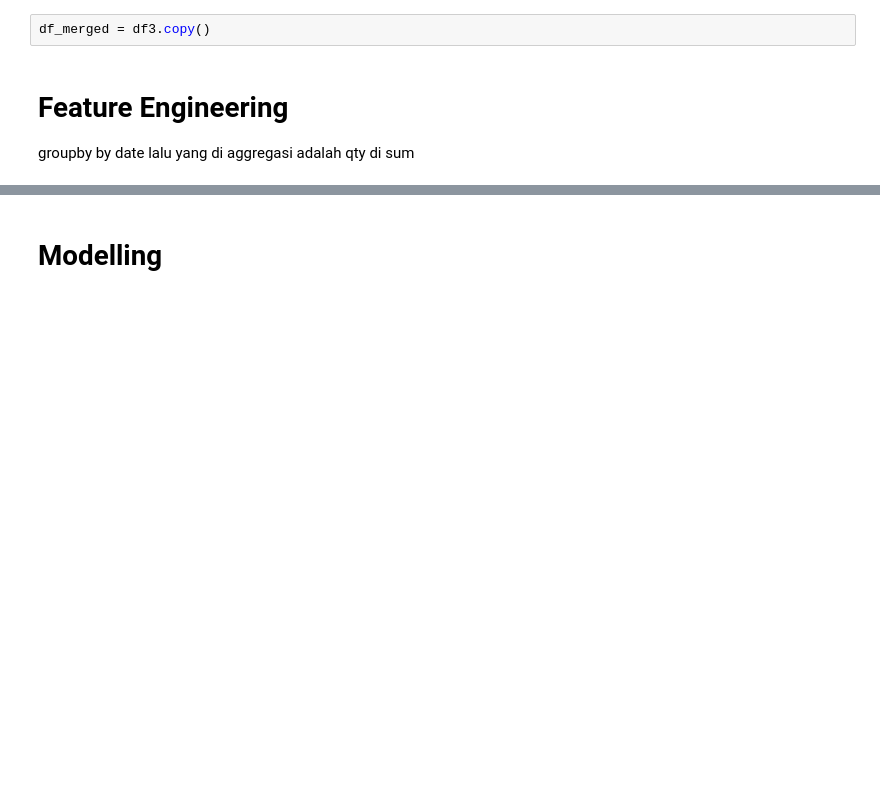
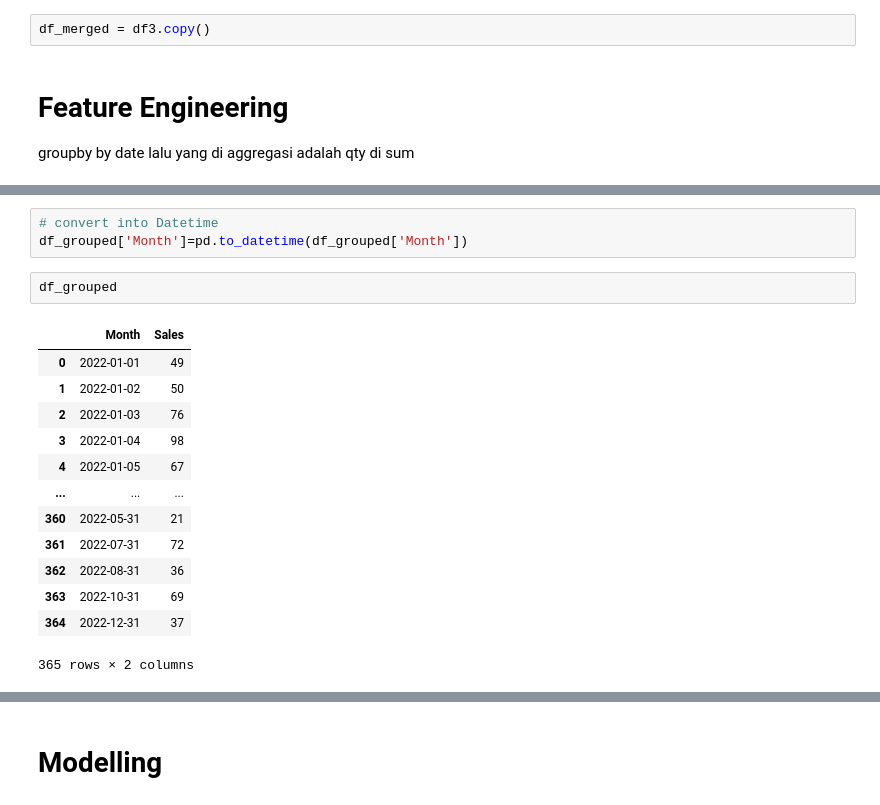
Before and after one commit to marginbridge/VIX-Kalbe-Nutritionals, a Jupyter notebook: regression_(time_series).ipynb, the cells around one changed output, grey strips where cells are left out. Cells and saved outputs as stored; diff of their text form; blank space fills up the shorter version.

```diff
--- a/regression_(time_series).ipynb
+++ b/regression_(time_series).ipynb
@@ -307,0 +321,19 @@ df_merged.groupby('Date').agg({'Qty':['sum']})
+# %%
+# convert into Datetime
+df_grouped['Month']=pd.to_datetime(df_grouped['Month'])
+# %%
+df_grouped
+# %% [output]
+|  | Month | Sales |
+| 0 | 2022-01-01 | 49 |
+| 1 | 2022-01-02 | 50 |
+| 2 | 2022-01-03 | 76 |
+| 3 | 2022-01-04 | 98 |
+| 4 | 2022-01-05 | 67 |
+| ... | ... | ... |
+| 360 | 2022-05-31 | 21 |
+| 361 | 2022-07-31 | 72 |
+| 362 | 2022-08-31 | 36 |
+| 363 | 2022-10-31 | 69 |
+| 364 | 2022-12-31 | 37 |
+365 rows × 2 columns
```
Also changed, not shown: parts of 10 cells of this notebook.
